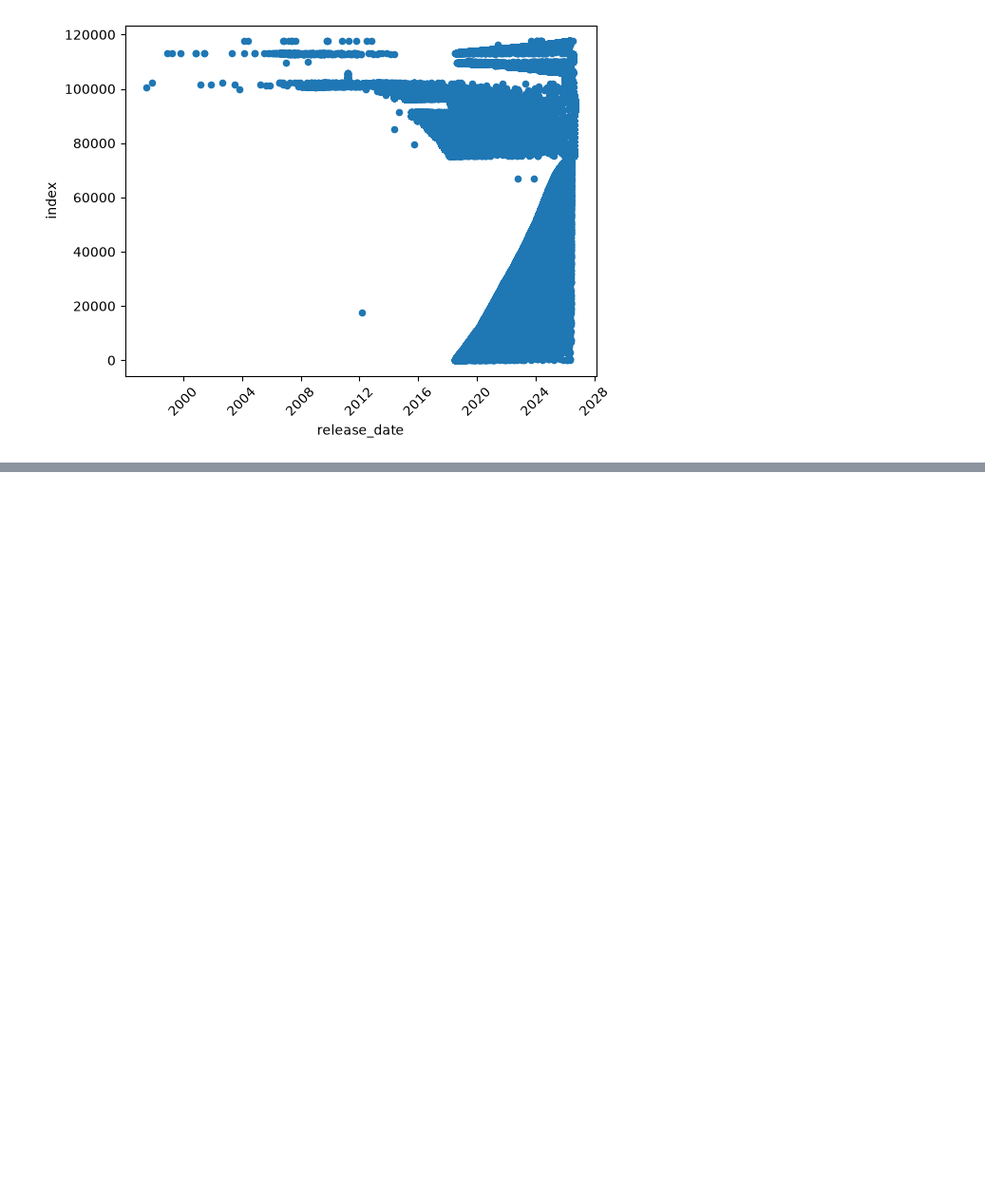
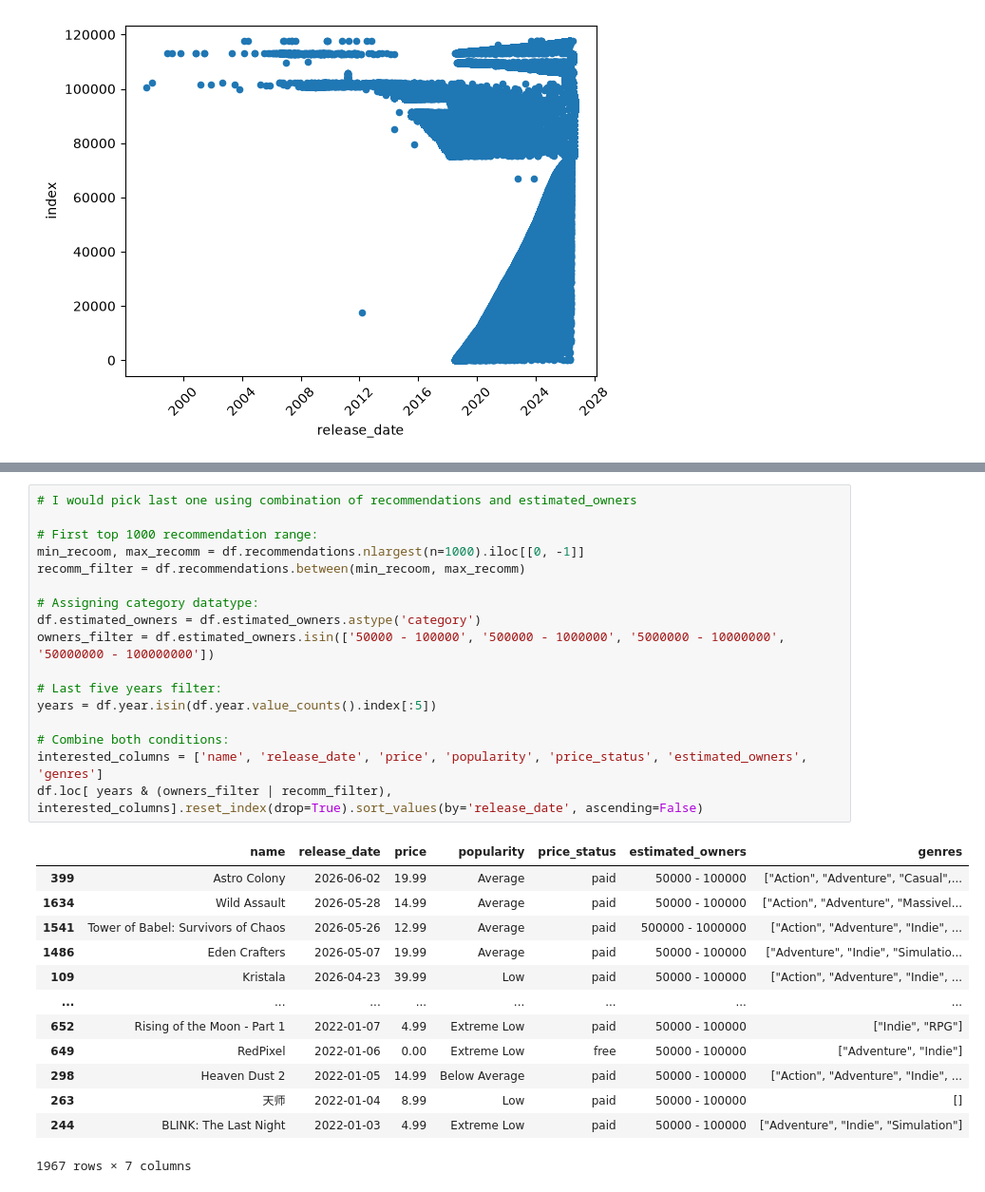
Before and after one commit to GauravSoni24/Portfolio_Apps_2026_27, a Jupyter notebook: analysis_101.ipynb, the cells around one changed output, grey strips where cells are left out. Shown at 95% size. Saved outputs shown, nothing was run; the diff lists cells and outputs as text; blank space fills up the shorter version.

```diff
--- a/analysis_101.ipynb
+++ b/analysis_101.ipynb
@@ -354,0 +351,31 @@ df
+# %%
+# I would pick last one using combination of recommendations and estimated_owners
+
+# First top 1000 recommendation range:
+min_recoom, max_recomm = df.recommendations.nlargest(n=1000).iloc[[0, -1]]
+recomm_filter = df.recommendations.between(min_recoom, max_recomm)
+
+# Assigning category datatype:
+df.estimated_owners = df.estimated_owners.astype('category')
+owners_filter = df.estimated_owners.isin(['50000 - 100000', '500000 - 1000000', '5000000 - 10000000', '50000000 - 100000000'])
+
+# Last five years filter:
+years = df.year.isin(df.year.value_counts().index[:5])
+
+# Combine both conditions:
+interested_columns = ['name', 'release_date', 'price', 'popularity', 'price_status', 'estimated_owners', 'genres']
+df.loc[ years & (owners_filter | recomm_filter), interested_columns].reset_index(drop=True).sort_values(by='release_date', ascending=False)
+# %% [output]
+|  | name | release_date | price | popularity | price_status | estimated_owners | genres |
+| 399 | Astro Colony | 2026-06-02 | 19.99 | Average | paid | 50000 - 100000 | ["Action", "Adventure", "Casual",... |
+| 1634 | Wild Assault | 2026-05-28 | 14.99 | Average | paid | 50000 - 100000 | ["Action", "Adventure", "Massivel... |
+| 1541 | Tower of Babel: Survivors of Chaos | 2026-05-26 | 12.99 | Average | paid | 500000 - 1000000 | ["Action", "Adventure", "Indie", ... |
+| 1486 | Eden Crafters | 2026-05-07 | 19.99 | Average | paid | 50000 - 100000 | ["Adventure", "Indie", "Simulatio... |
+| 109 | Kristala | 2026-04-23 | 39.99 | Low | paid | 50000 - 100000 | ["Action", "Adventure", "Indie", ... |
+| ... | ... | ... | ... | ... | ... | ... | ... |
+| 652 | Rising of the Moon - Part 1 | 2022-01-07 | 4.99 | Extreme Low | paid | 50000 - 100000 | ["Indie", "RPG"] |
+| 649 | RedPixel | 2022-01-06 | 0.00 | Extreme Low | free | 50000 - 100000 | ["Adventure", "Indie"] |
+| 298 | Heaven Dust 2 | 2022-01-05 | 14.99 | Below Average | paid | 50000 - 100000 | ["Action", "Adventure", "Indie", ... |
+| 263 | 天师 | 2022-01-04 | 8.99 | Low | paid | 50000 - 100000 | [] |
+| 244 | BLINK: The Last Night | 2022-01-03 | 4.99 | Extreme Low | paid | 50000 - 100000 | ["Adventure", "Indie", "Simulation"] |
+1967 rows × 7 columns
```
Also changed, not shown: parts of 8 cells of this notebook, 1 other file.
